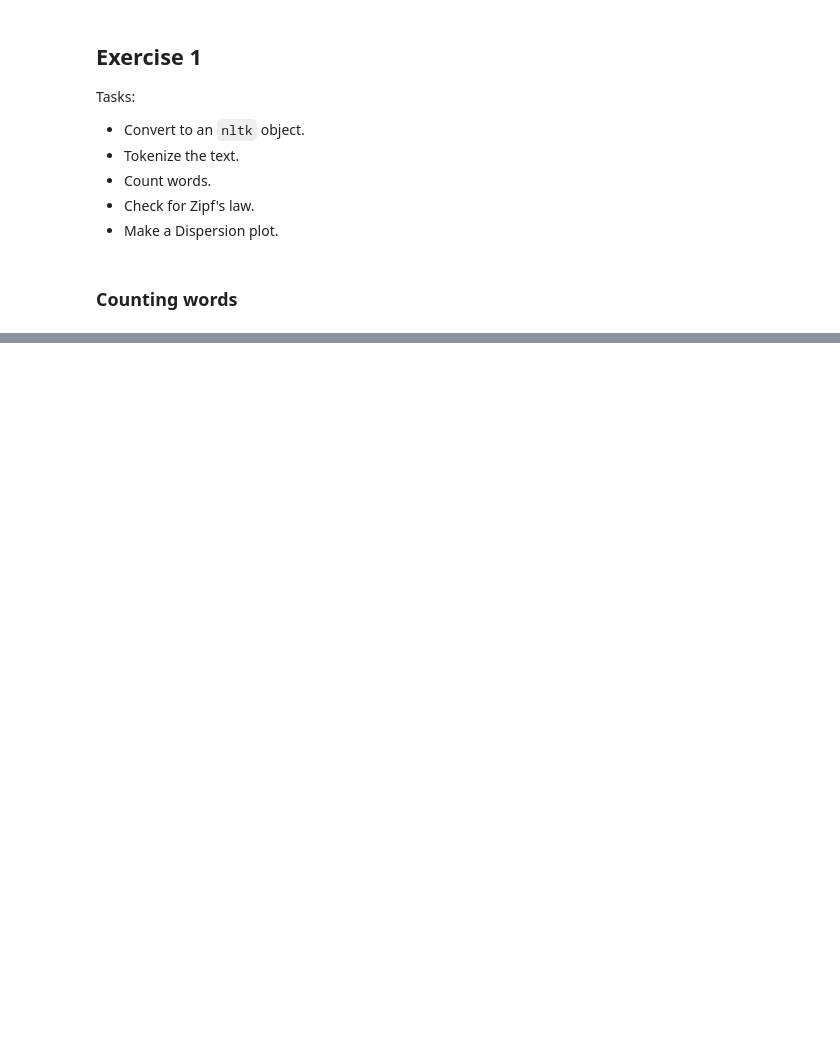
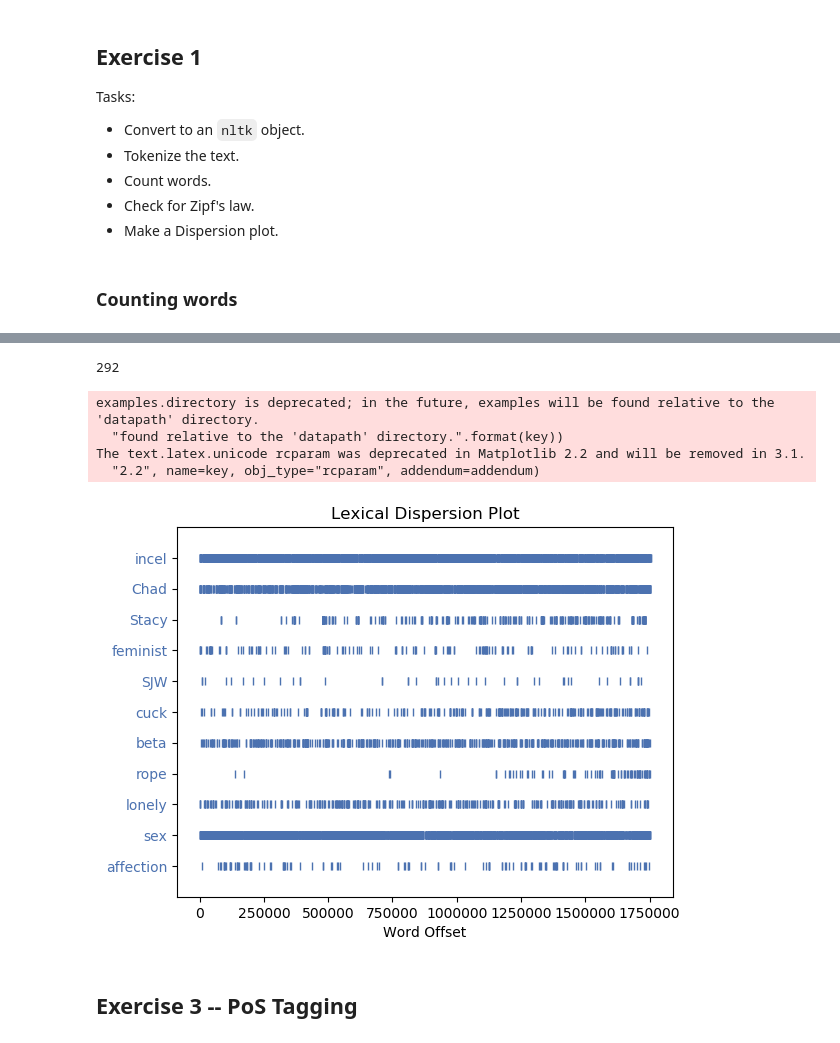
Before and after one commit to adarshmathew/Content-Analysis-2020, a Jupyter notebook: week-4/4-Counting-Words-Phrases_adarshm.ipynb, the cells around one changed output, grey strips where cells are left out. Cells and saved outputs as stored; diff of their text form; code cells hidden in the pictures; blank space fills up the shorter version.

```diff
--- a/week-4/4-Counting-Words-Phrases_adarshm.ipynb
+++ b/week-4/4-Counting-Words-Phrases_adarshm.ipynb
@@ -100,0 +174,4 @@ reddit_submissions_min.head()
+# %%
+incels_text = nltk.Text(nltk_dict['Incels'])
+incels_text_concord = nltk.text.ConcordanceIndex(incels_text)
+incels_text_concord.print_concordance('cuck')
@@ -100,0 +196,16 @@ reddit_submissions_min.head()
+# %%
+incels_text.count('cuck')
+# %% [output]
+292
+# %%
+sns.reset_orig() #Seaborn messes with this plot, disabling it
+incels_text.dispersion_plot(['incel', 'Chad','Stacy', 'feminist', 'SJW' ,'cuck', 'beta', 'rope', 'lonely', 'sex', 'affection'])
+sns.set() #Re-enabling seaborn
+# %% [output]
+examples.directory is deprecated; in the future, examples will be found relative to the 'datapath' directory.
+  "found relative to the 'datapath' directory.".format(key))
+The text.latex.unicode rcparam was deprecated in Matplotlib 2.2 and will be removed in 3.1.
+  "2.2", name=key, obj_type="rcparam", addendum=addendum)
+[figure, added]
+# %% [markdown]
+## Exercise 3 -- PoS Tagging
```
Also changed, not shown: parts of 19 cells of this notebook.
